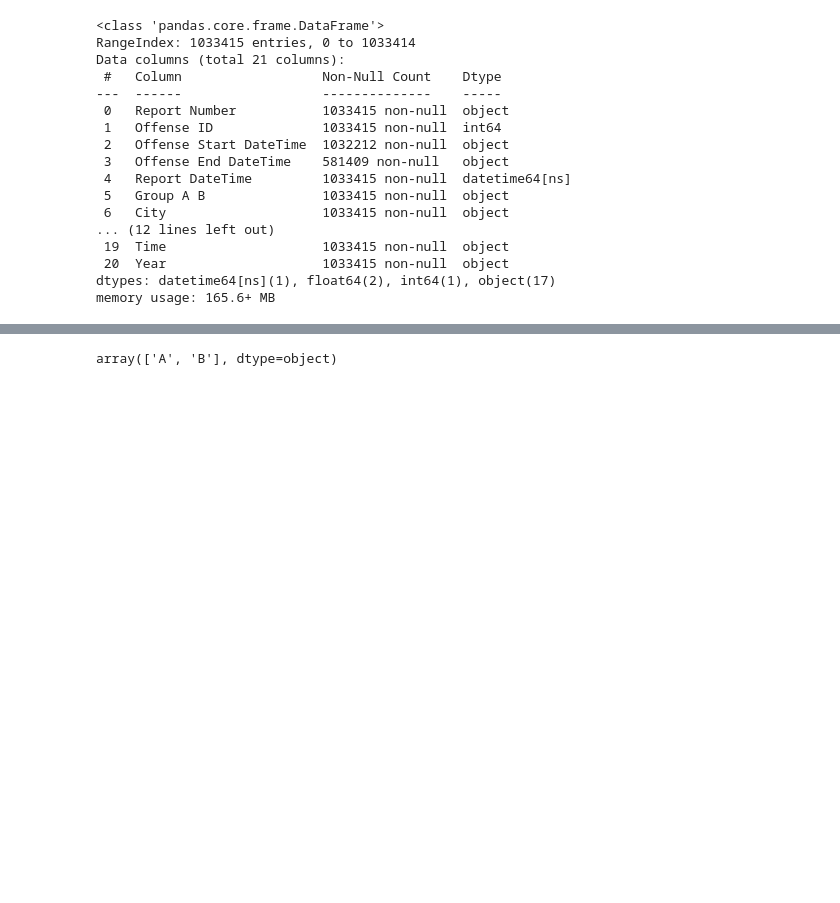
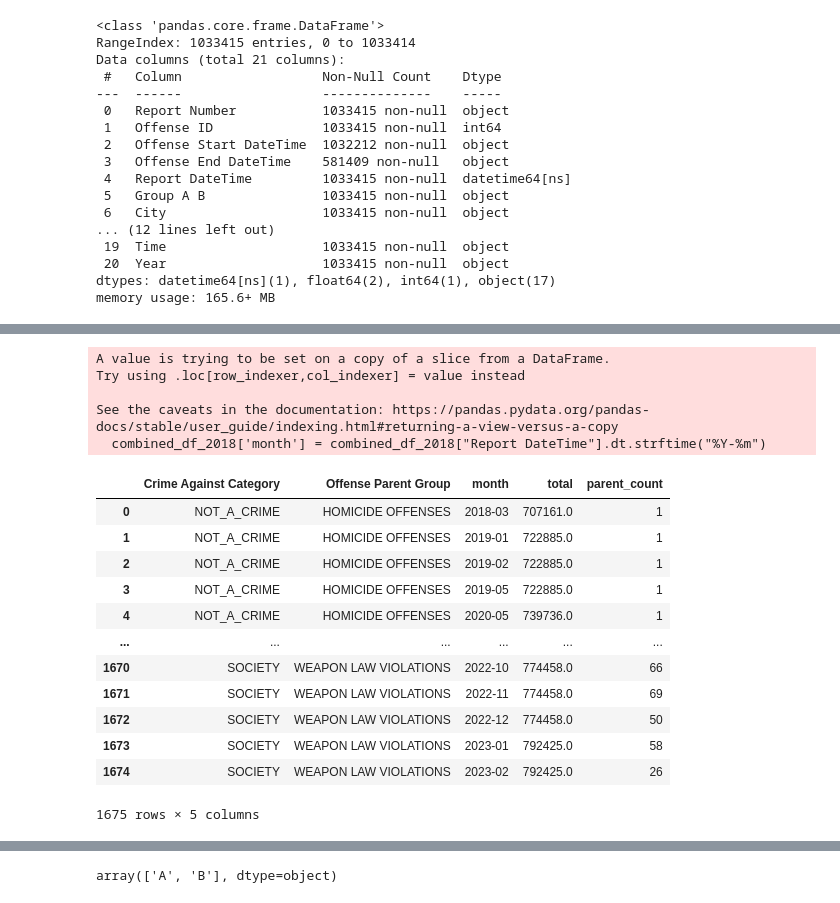
Before and after one commit to 7Petrichor7/datathon_crime_clab, a Jupyter notebook: test.ipynb, the cells around one changed output, grey strips where cells are left out. Saved outputs shown, nothing was run; the diff lists cells and outputs as text; code cells hidden in the pictures; blank space fills up the shorter version.

```diff
--- a/test.ipynb
+++ b/test.ipynb
@@ -54,0 +59,11 @@ property_data
+# %%
+combined_df_2018['month'] = combined_df_2018["Report DateTime"].dt.strftime("%Y-%m")
+# %% [output]
+A value is trying to be set on a copy of a slice from a DataFrame.
+Try using .loc[row_indexer,col_indexer] = value instead
+
+See the caveats in the documentation: https://pandas.pydata.org/pandas-docs/stable/user_guide/indexing.html#returning-a-view-versus-a-copy
+  combined_df_2018['month'] = combined_df_2018["Report DateTime"].dt.strftime("%Y-%m")
+# %%
+# property_data_rate = property_data.groupby(["Offense Parent Group", "Year", "total"]).count()
+combined_df_2018_rate = combined_df_2018.groupby(['Crime Against Category', "Offense Parent Group", "month", "total"])["Offense ID"].count().reset_index(name="parent_count")
@@ -54,0 +72,16 @@ property_data
+# %%
+combined_df_2018_rate
+# %% [output]
+|  | Crime Against Category | Offense Parent Group | month | total | parent_count |
+| 0 | NOT_A_CRIME | HOMICIDE OFFENSES | 2018-03 | 707161.0 | 1 |
+| 1 | NOT_A_CRIME | HOMICIDE OFFENSES | 2019-01 | 722885.0 | 1 |
+| 2 | NOT_A_CRIME | HOMICIDE OFFENSES | 2019-02 | 722885.0 | 1 |
+| 3 | NOT_A_CRIME | HOMICIDE OFFENSES | 2019-05 | 722885.0 | 1 |
+| 4 | NOT_A_CRIME | HOMICIDE OFFENSES | 2020-05 | 739736.0 | 1 |
+| ... | ... | ... | ... | ... | ... |
+| 1670 | SOCIETY | WEAPON LAW VIOLATIONS | 2022-10 | 774458.0 | 66 |
+| 1671 | SOCIETY | WEAPON LAW VIOLATIONS | 2022-11 | 774458.0 | 69 |
+| 1672 | SOCIETY | WEAPON LAW VIOLATIONS | 2022-12 | 774458.0 | 50 |
+| 1673 | SOCIETY | WEAPON LAW VIOLATIONS | 2023-01 | 792425.0 | 58 |
+| 1674 | SOCIETY | WEAPON LAW VIOLATIONS | 2023-02 | 792425.0 | 26 |
+1675 rows × 5 columns
```
Also changed, not shown: parts of 25 cells of this notebook, 5 other files.
